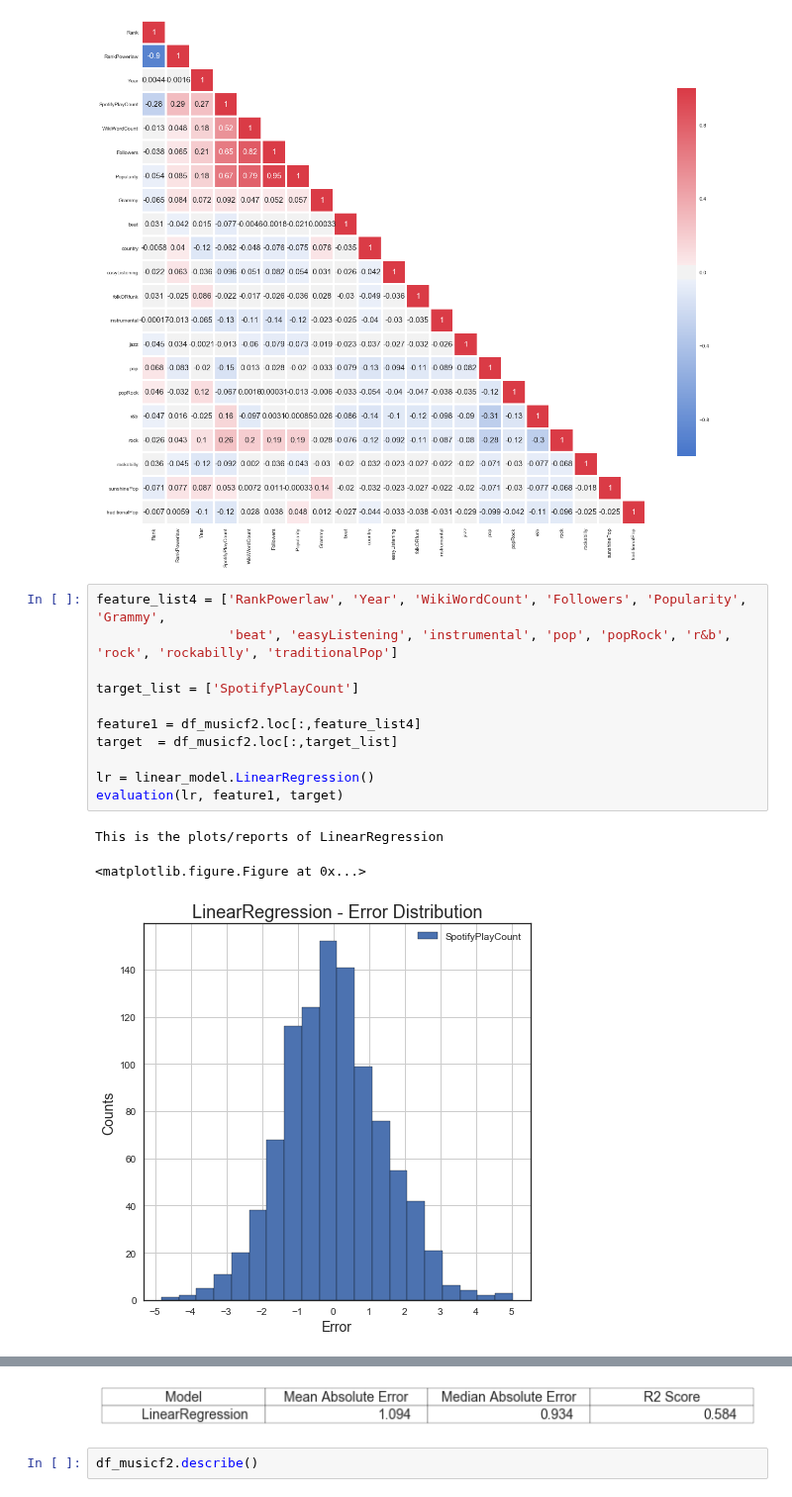
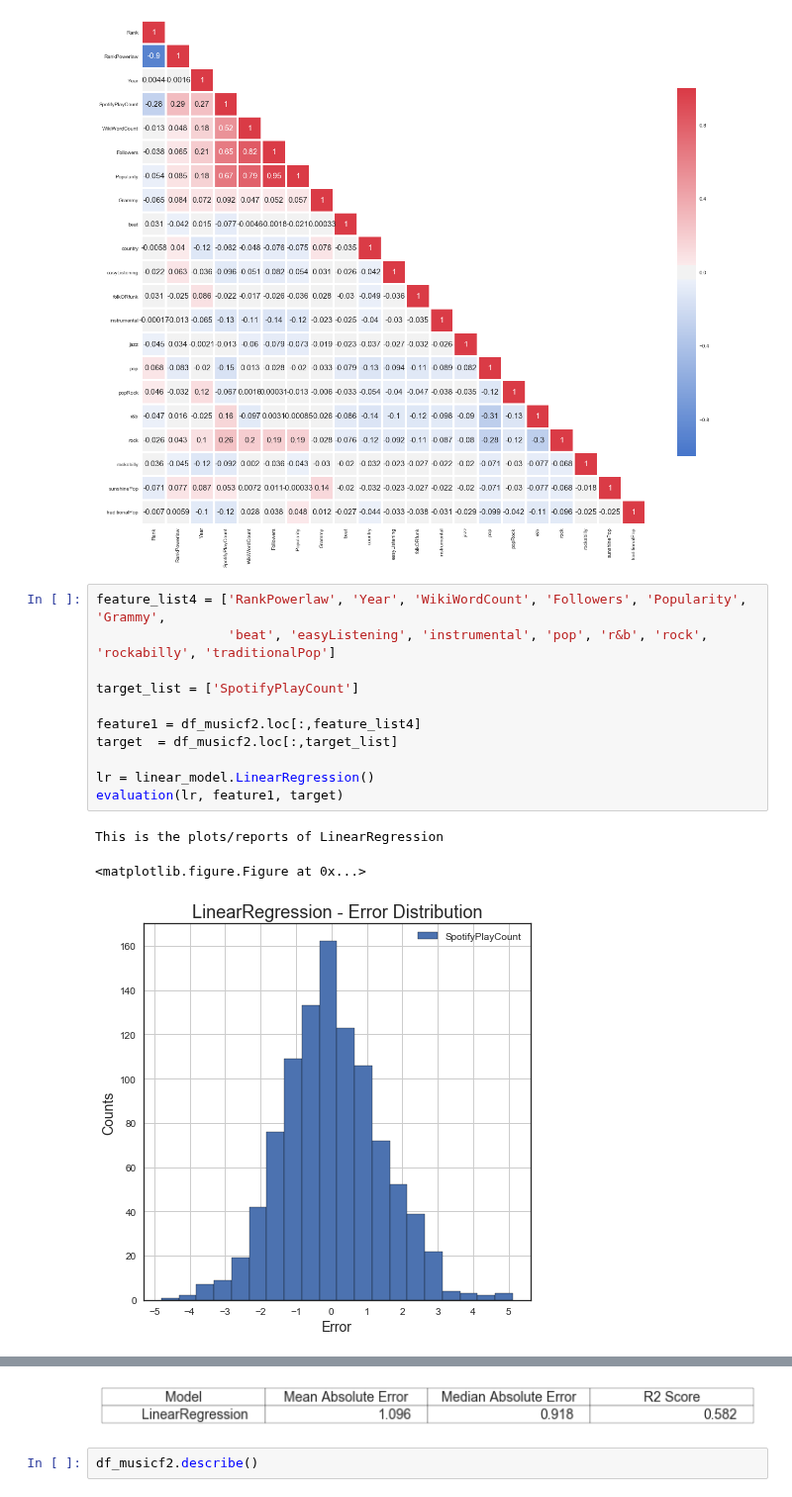
Before and after one commit to caitaozhan/CSE519-Homework-Project, a Jupyter notebook: TheProject/src/music_Caitao_final.ipynb, the cells around one changed output, grey strips where cells are left out. Shown at 99% size. Saved outputs shown, nothing was run; the diff lists cells and outputs as text.

```diff
--- a/TheProject/src/music_Caitao_final.ipynb
+++ b/TheProject/src/music_Caitao_final.ipynb
@@ -459,16 +497,16 @@ correlation(df_musicf2)
 [figure]
 # %%
 feature_list4 = ['RankPowerlaw', 'Year', 'WikiWordCount', 'Followers', 'Popularity', 'Grammy',
-                 'beat', 'easyListening', 'instrumental', 'pop', 'popRock', 'r&b', 'rock', 'rockabilly', 'traditionalPop']
+                 'beat', 'easyListening', 'instrumental', 'pop', 'r&b', 'rock', 'rockabilly', 'traditionalPop']
 
 target_list = ['SpotifyPlayCount']
 
 feature1 = df_musicf2.loc[:,feature_list4]
 target  = df_musicf2.loc[:,target_list]
 
 lr = linear_model.LinearRegression()
 evaluation(lr, feature1, target)
 # %% [output]
 This is the plots/reports of LinearRegression
 <matplotlib.figure.Figure at 0x...>
-[figure, old version]
+[figure, new version]
```
Also changed, not shown: parts of 12 cells of this notebook, 17 other files.
